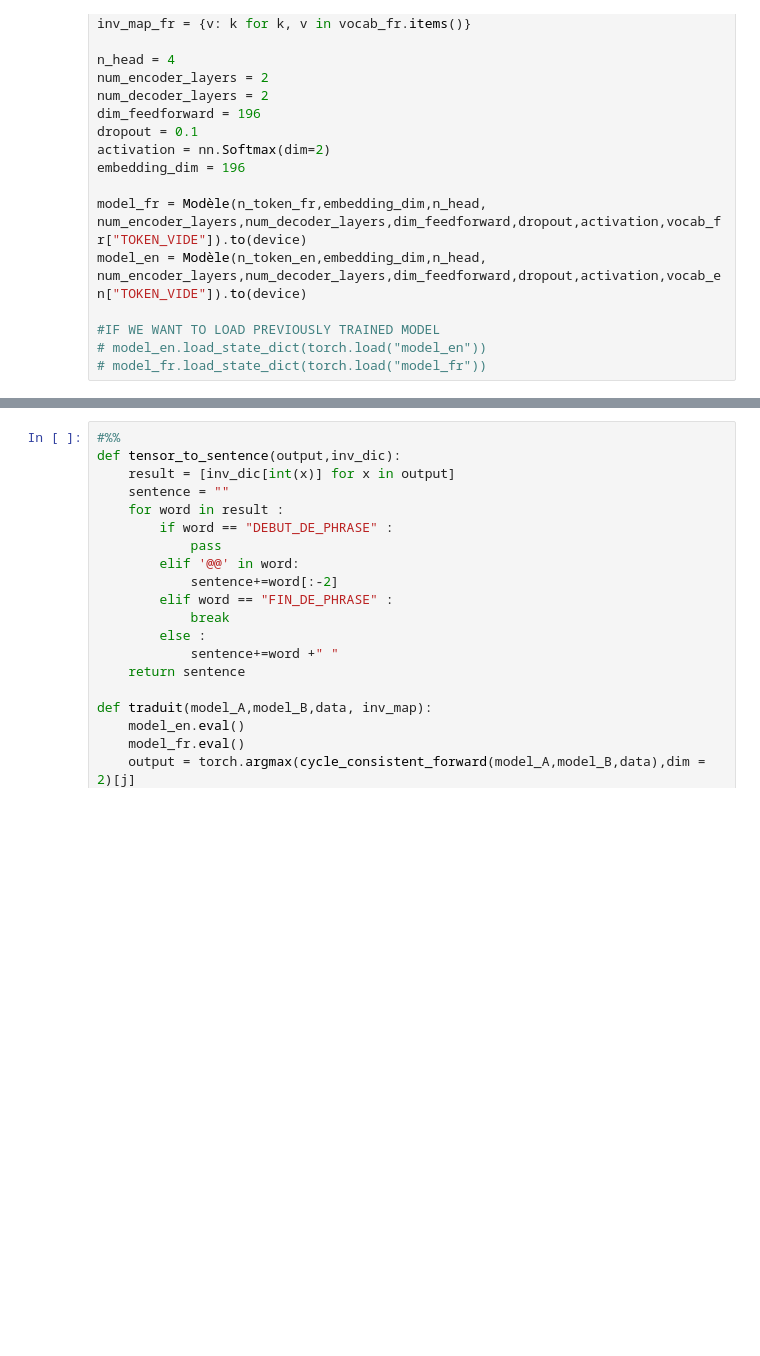
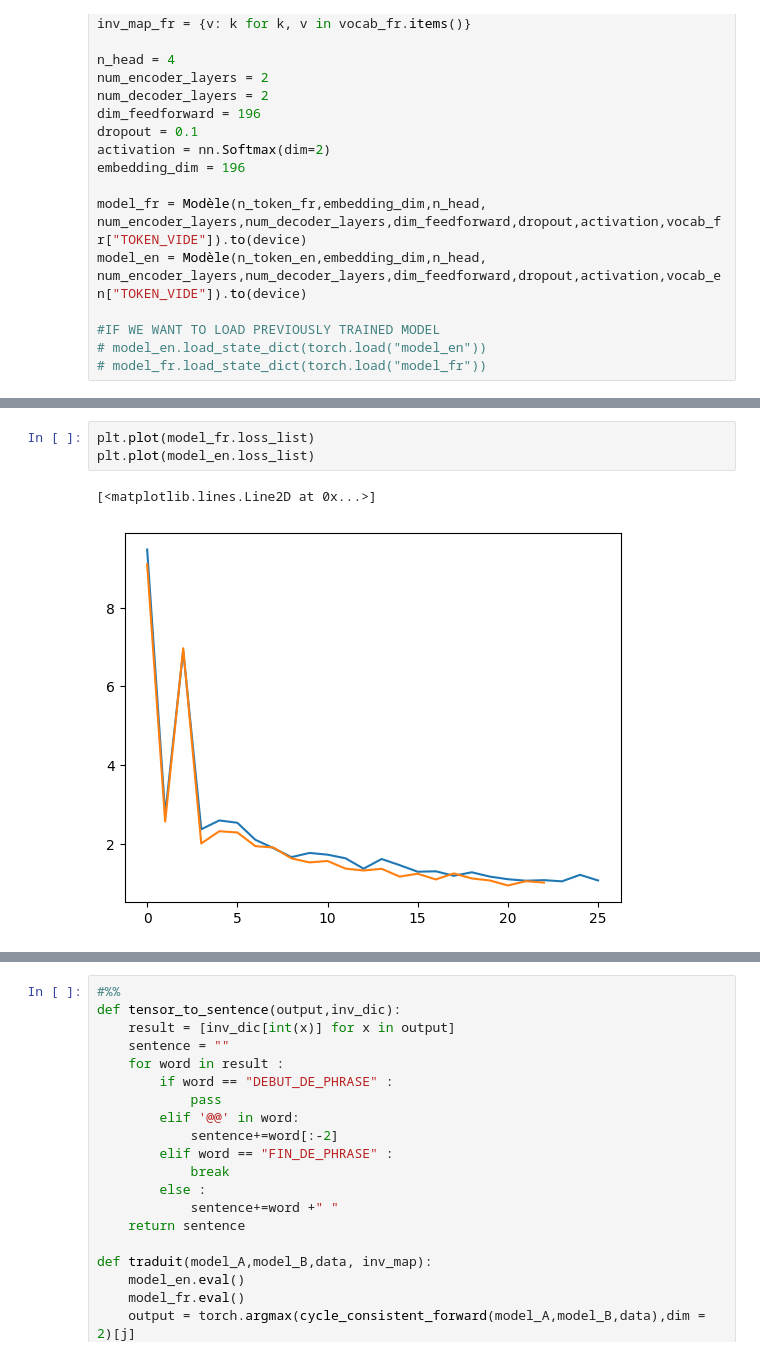
Before and after one commit to Tordjx/UMMT, a Jupyter notebook: Core model files/main_notebook.ipynb, the cells around one changed output, grey strips where cells are left out. Drawn from its saved outputs; the diff is of its cells as text; blank space fills up the shorter version.

```diff
--- a/Core model files/main_notebook.ipynb
+++ b/Core model files/main_notebook.ipynb
@@ -56,3 +54,9 @@ FileNotFoundError: [Errno 2] No such file or directory: 'tordjx/train-resnet50-r
+# %%
+plt.plot(model_fr.loss_list)
+plt.plot(model_en.loss_list)
+# %% [output]
+[<matplotlib.lines.Line2D at 0x...>]
+[figure, added]
 # %%
 
 train_features_reshape= torch.from_numpy(train_features.reshape(train_features.shape[0]//batch_size ,batch_size ,1024, 196)).to(dtype = torch.float32)
```
Also changed, not shown: parts of 4 cells of this notebook, 4 other files.
